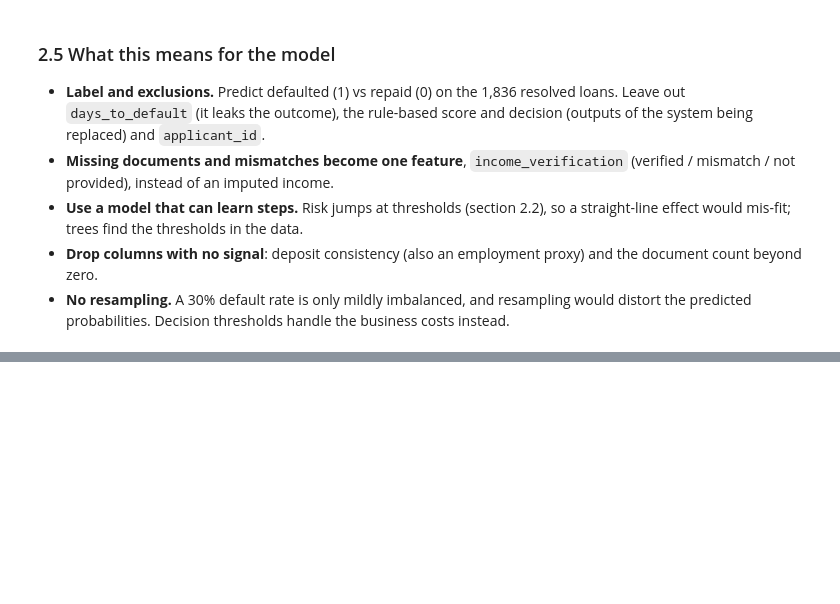
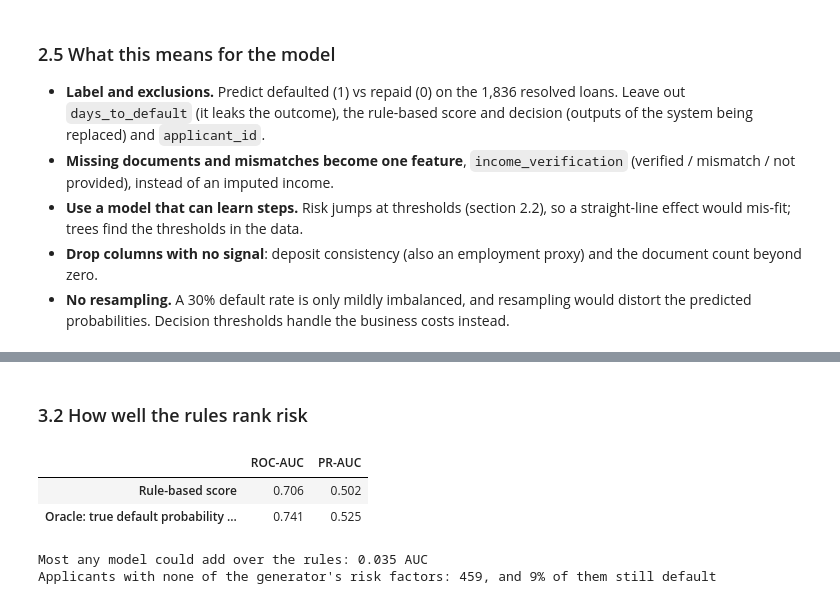
Before and after one commit to smparc/loan-default-model-matthew-park, a Jupyter notebook: analysis.ipynb, the cells around one changed output, grey strips where cells are left out. Saved outputs shown, nothing was run; the diff lists cells and outputs as text; code cells hidden in the pictures; blank space fills up the shorter version.

```diff
--- a/analysis.ipynb
+++ b/analysis.ipynb
@@ -444,0 +498,24 @@ baseline is evaluated.
+# %% [markdown]
+### 3.2 How well the rules rank risk
+# %%
+rule_risk = -resolved["rule_based_score"].to_numpy()
+oracle_p = oracle_default_probability(resolved)
+ranking = pd.DataFrame.from_dict(
+    {
+        "Rule-based score": ranking_metrics(y, rule_risk),
+        "Oracle: true default probability (diagnostic only)": ranking_metrics(y, oracle_p),
+    },
+    orient="index",
+)
+display(ranking.round(3))
+save_table(ranking, "baseline_ranking")
+no_risk_factors = oracle_p == oracle_p.min()
+print(f"Most any model could add over the rules: {ranking['ROC-AUC'].iloc[1] - ranking['ROC-AUC'].iloc[0]:.3f} AUC")
+print(f"Applicants with none of the generator's risk factors: {no_risk_factors.sum()}, "
+      f"and {y[no_risk_factors].mean():.0%} of them still default")
+# %% [output]
+|  | ROC-AUC | PR-AUC |
+| Rule-based score | 0.706 | 0.502 |
+| Oracle: true default probability ... | 0.741 | 0.525 |
+Most any model could add over the rules: 0.035 AUC
+Applicants with none of the generator's risk factors: 459, and 9% of them still default
```
Also changed, not shown: parts of 16 cells of this notebook, 14 other files.
